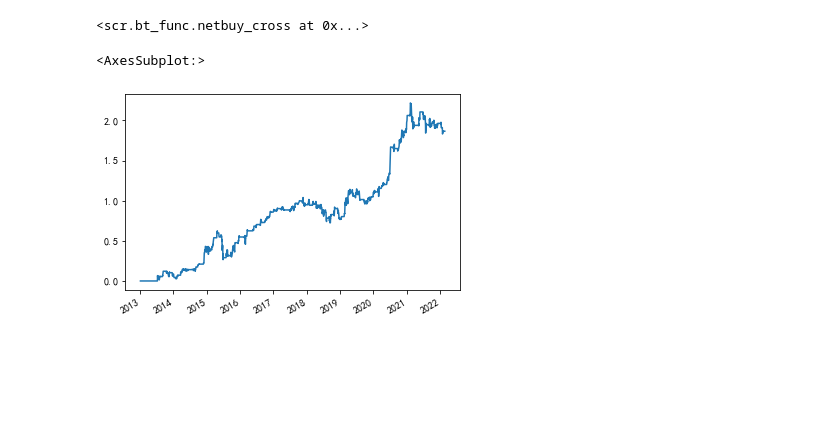
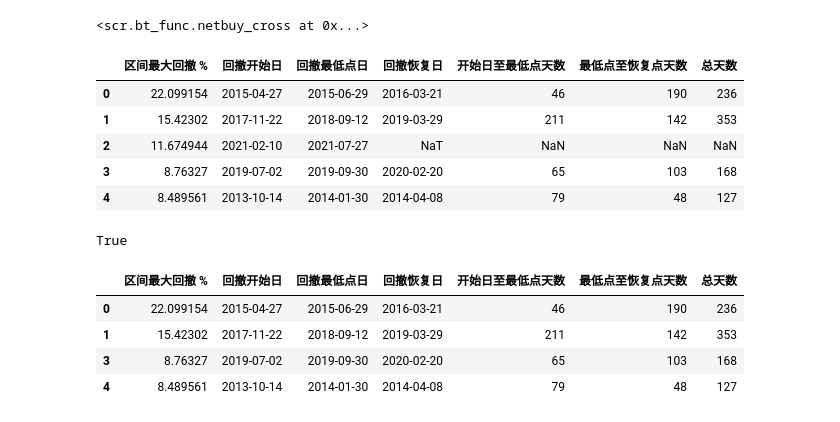
Before and after one commit to hugo2046/QuantsPlaybook, a Jupyter notebook: C-择时类/特征分布建模择时/特征分布择时.ipynb, the cells around one changed output. Cells and saved outputs as stored; diff of their text form; code cells hidden in the pictures; blank space fills up the shorter version.

```diff
--- a/C-择时类/特征分布建模择时/特征分布择时.ipynb
+++ b/C-择时类/特征分布建模择时/特征分布择时.ipynb
@@ -225,5 +231,0 @@ ser = pd.Series(bt_result.result[0].analyzers._TimeReturn.get_analysis())
-# %%
-ep.cum_returns(ser)
-# %% [output]
-<AxesSubplot:>
-[figure, removed]
@@ -239,0 +232,21 @@ def plot_cumulative_returns(returns:pd.Series,benchmark:pd.Series,title:str=''):
+# %%
+drawdown_table
+# %% [output]
+|  | 区间最大回撤 % | 回撤开始日 | 回撤最低点日 | 回撤恢复日 | 开始日至最低点天数 | 最低点至恢复点天数 | 总天数 |
+| 0 | 22.099154 | 2015-04-27 | 2015-06-29 | 2016-03-21 | 46 | 190 | 236 |
+| 1 | 15.42302 | 2017-11-22 | 2018-09-12 | 2019-03-29 | 211 | 142 | 353 |
+| 2 | 11.674944 | 2021-02-10 | 2021-07-27 | NaT | NaN | NaN | NaN |
+| 3 | 8.76327 | 2019-07-02 | 2019-09-30 | 2020-02-20 | 65 | 103 | 168 |
+| 4 | 8.489561 | 2013-10-14 | 2014-01-30 | 2014-04-08 | 79 | 48 | 127 |
+# %%
+isinstance(recovery_date,pd.Timestamp)
+# %% [output]
+True
+# %%
+not_active
+# %% [output]
+|  | 区间最大回撤 % | 回撤开始日 | 回撤最低点日 | 回撤恢复日 | 开始日至最低点天数 | 最低点至恢复点天数 | 总天数 |
+| 0 | 22.099154 | 2015-04-27 | 2015-06-29 | 2016-03-21 | 46 | 190 | 236 |
+| 1 | 15.42302 | 2017-11-22 | 2018-09-12 | 2019-03-29 | 211 | 142 | 353 |
+| 3 | 8.76327 | 2019-07-02 | 2019-09-30 | 2020-02-20 | 65 | 103 | 168 |
+| 4 | 8.489561 | 2013-10-14 | 2014-01-30 | 2014-04-08 | 79 | 48 | 127 |
```
Also changed, not shown: parts of 6 cells of this notebook, 1 other file.
